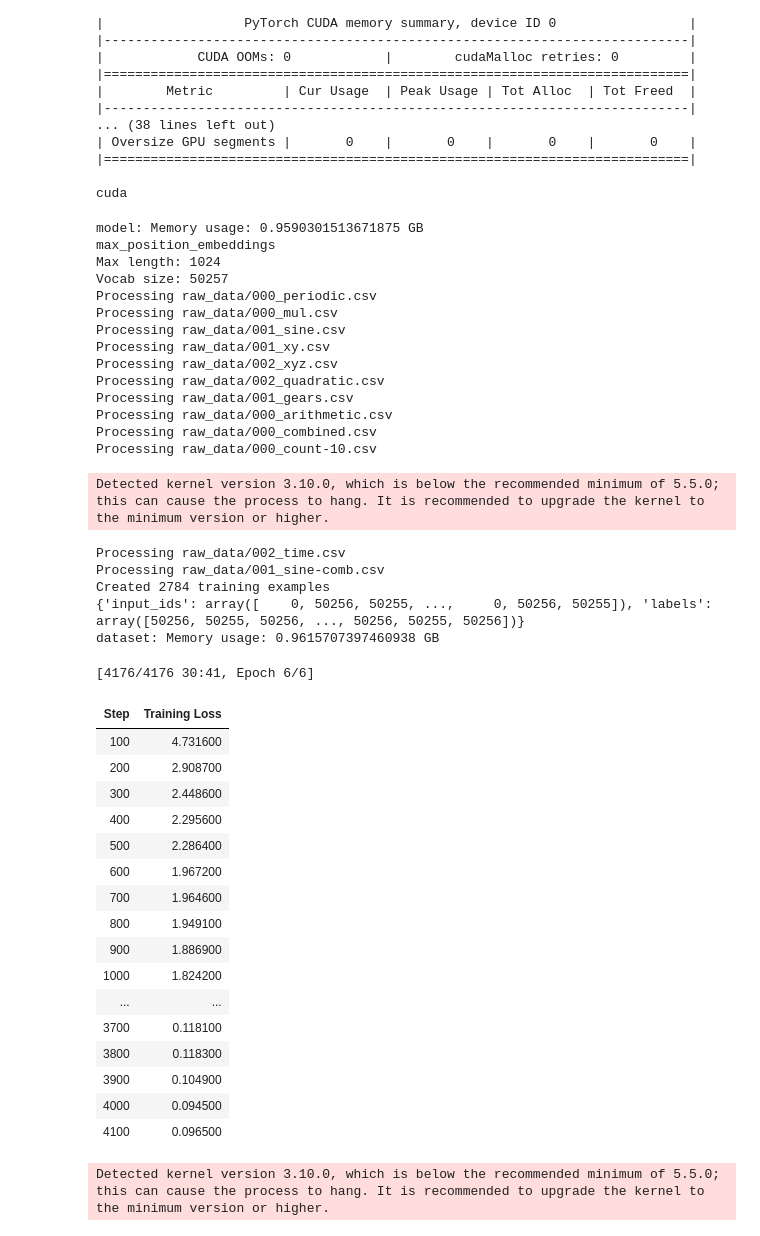
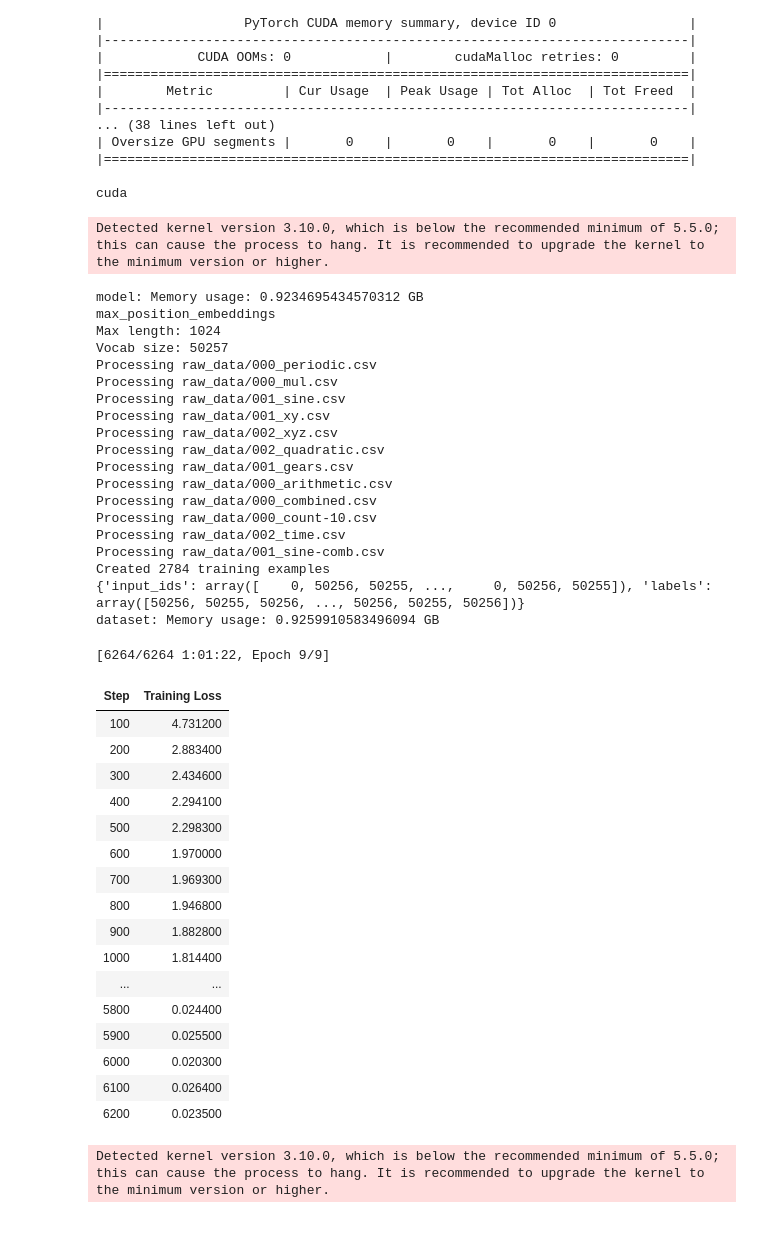
Before and after one commit to JoeyShapiro/TimeSeriesGPT, a Jupyter notebook: model.ipynb, the cells around one changed output. Cells and saved outputs as stored; diff of their text form; code cells hidden in the pictures.

```diff
--- a/model.ipynb
+++ b/model.ipynb
@@ -414,48 +414,48 @@ def train_model(model_name, output_dir, epochs=3, batch_size=4, stride=128, wind
 # %%
 train_model(
     model_name='gpt2',
     output_dir='models',
-    epochs=6,
+    epochs=9,
 )
 # %% [output]
-model: Memory usage: 0.9590301513671875 GB
-max_position_embeddings
-Max length: 1024
-Vocab size: 50257
-Processing raw_data/000_periodic.csv
-Processing raw_data/000_mul.csv
-Processing raw_data/001_sine.csv
-Processing raw_data/001_xy.csv
-Processing raw_data/002_xyz.csv
-Processing raw_data/002_quadratic.csv
-Processing raw_data/001_gears.csv
-Processing raw_data/000_arithmetic.csv
-Processing raw_data/000_combined.csv
-Processing raw_data/000_count-10.csv
+Detected kernel version 3.10.0, which is below the recommended minimum of 5.5.0; this can cause the process to hang. It is recommended to upgrade the kernel to the minimum version or higher.
-Detected kernel version 3.10.0, which is below the recommended minimum of 5.5.0; this can cause the process to hang. It is recommended to upgrade the kernel to the minimum version or higher.
+model: Memory usage: 0.9234695434570312 GB
+max_position_embeddings
+Max length: 1024
+Vocab size: 50257
+Processing raw_data/000_periodic.csv
+Processing raw_data/000_mul.csv
+Processing raw_data/001_sine.csv
+Processing raw_data/001_xy.csv
+Processing raw_data/002_xyz.csv
+Processing raw_data/002_quadratic.csv
+Processing raw_data/001_gears.csv
+Processing raw_data/000_arithmetic.csv
+Processing raw_data/000_combined.csv
+Processing raw_data/000_count-10.csv
+Processing raw_data/002_time.csv
+Processing raw_data/001_sine-comb.csv
+Created 2784 training examples
+{'input_ids': array([    0, 50256, 50255, ...,     0, 50256, 50255]), 'labels': array([50256, 50255, 50256, ..., 50256, 50255, 50256])}
+dataset: Memory usage: 0.9259910583496094 GB
-Processing raw_data/002_time.csv
-Processing raw_data/001_sine-comb.csv
-Created 2784 training examples
-{'input_ids': array([    0, 50256, 50255, ...,     0, 50256, 50255]), 'labels': array([50256, 50255, 50256, ..., 50256, 50255, 50256])}
-dataset: Memory usage: 0.9615707397460938 GB
+[6264/6264 1:01:22, Epoch 9/9]
-[4176/4176 30:41, Epoch 6/6]
 | Step | Training Loss |
-| 100 | 4.731600 |
-| 200 | 2.908700 |
-| 300 | 2.448600 |
-| 400 | 2.295600 |
-| 500 | 2.286400 |
-| 600 | 1.967200 |
-| 700 | 1.964600 |
-| 800 | 1.949100 |
-| 900 | 1.886900 |
-| 1000 | 1.824200 |
+| 100 | 4.731200 |
+| 200 | 2.883400 |
+| 300 | 2.434600 |
+| 400 | 2.294100 |
+| 500 | 2.298300 |
+| 600 | 1.970000 |
+| 700 | 1.969300 |
+| 800 | 1.946800 |
+| 900 | 1.882800 |
+| 1000 | 1.814400 |
 | ... | ... |
-| 3700 | 0.118100 |
-| 3800 | 0.118300 |
-| 3900 | 0.104900 |
-| 4000 | 0.094500 |
-| 4100 | 0.096500 |
+| 5800 | 0.024400 |
+| 5900 | 0.025500 |
+| 6000 | 0.020300 |
+| 6100 | 0.026400 |
+| 6200 | 0.023500 |
 # %%
 train_model(
     model_name='google/gemma-2b',
```
Also changed, not shown: parts of 1 cell of this notebook.
